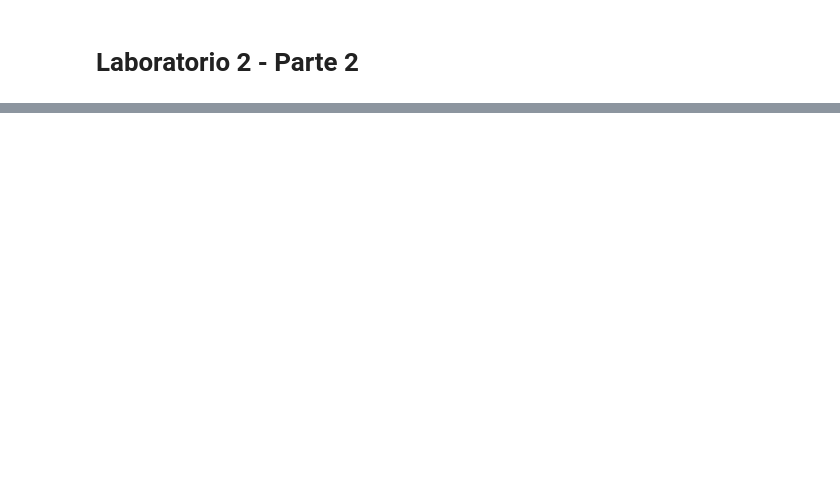
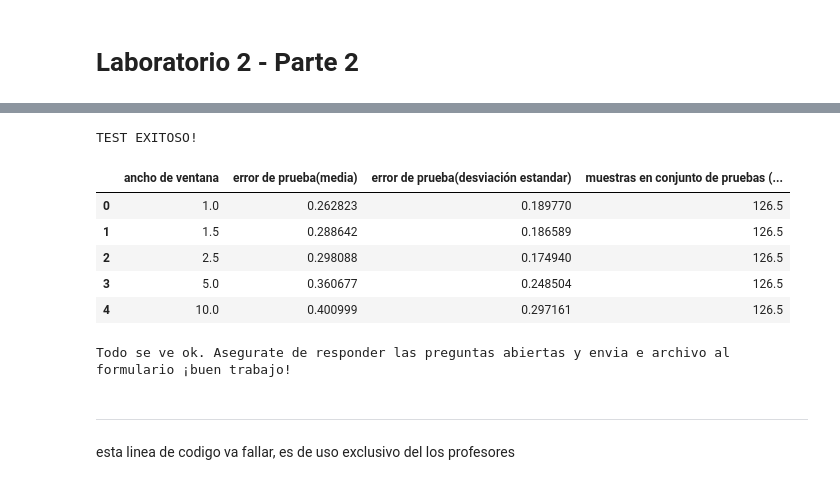
Before and after one commit to jdariasl/ML_2020, a Jupyter notebook: Labs/lab2/lab2_parte2.ipynb, the cells around one changed output, grey strips where cells are left out. Cells and saved outputs as stored; diff of their text form; code cells hidden in the pictures; blank space fills up the shorter version.

```diff
--- a/Labs/lab2/lab2_parte2.ipynb
+++ b/Labs/lab2/lab2_parte2.ipynb
@@ -242,0 +263,26 @@ Responda:
+# %%
+#Ejercicio de código
+def Nadaraya_Watson(X_train, Y_train, X_test, h):
+    """ Funcion que implementa metodo de ventana de parzen para
+        para clasificación
+    X_train: es la matriz con las muestras de entrenamiento
+    Y_train: es un vector con los valores de salida pra cada una de las muestras de entrenamiento
+    X_test: es la matriz con las muestras de validación
+    h (float): ancho de h de la ventana
+    retorna: - las estimaciones del modelo parzen para el conjunto X_test
+              esta matriz debe tener un shape de [row/muestras de X_test]
+             - las probabilidades de la vetana [row/muestras de X_test, numero de clases]
+    """
+
+    Yest = np.zeros(X_test.shape[0])
+
+    for n, sample in enumerate (X_test):
+        yy_estimado = ParzenWindow(sample, X_train, h, Y_train)/ParzenWindow(sample, X_train, h)
+        Yest[n]=yy_estimado
+
+
+    #Debe retornar un vector que contenga las predicciones para cada una de las muestras en X_val, en el mismo orden.
+    return Yest
+# %%
+## la funcion que prueba tu implementacion
+GRADER.run_test("ejercicio4", Nadaraya_Watson)
@@ -242,0 +349,17 @@ Responda:
+# %%
+## la funcion que prueba tu implementacion
+GRADER.run_test("ejercicio5", experimentarParzen)
+# %% [output]
+TEST EXITOSO!
+# %%
+# ejecute para ver los experimentos
+hs = [1,1.5 ,2.5, 5, 10]
+experimentos_parzen = experimentarParzen(x,y, hs)
+experimentos_parzen
+# %% [output]
+|  | ancho de ventana | error de prueba(media) | error de prueba(desviación estandar) | muestras en conjunto de pruebas (... |
+| 0 | 1.0 | 0.262823 | 0.189770 | 126.5 |
+| 1 | 1.5 | 0.288642 | 0.186589 | 126.5 |
+| 2 | 2.5 | 0.298088 | 0.174940 | 126.5 |
+| 3 | 5.0 | 0.360677 | 0.248504 | 126.5 |
+| 4 | 10.0 | 0.400999 | 0.297161 | 126.5 |
@@ -242,0 +374,4 @@ Responda:
+# %%
+GRADER.check_tests()
+# %% [output]
+Todo se ve ok. Asegurate de responder las preguntas abiertas y envia e archivo al formulario ¡buen trabajo!
@@ -242,0 +382,3 @@ Responda:
+# %% [markdown]
+----
+esta linea de codigo va fallar, es de uso exclusivo del los profesores
```
Also changed, not shown: parts of 58 cells of this notebook, 3 other files.
